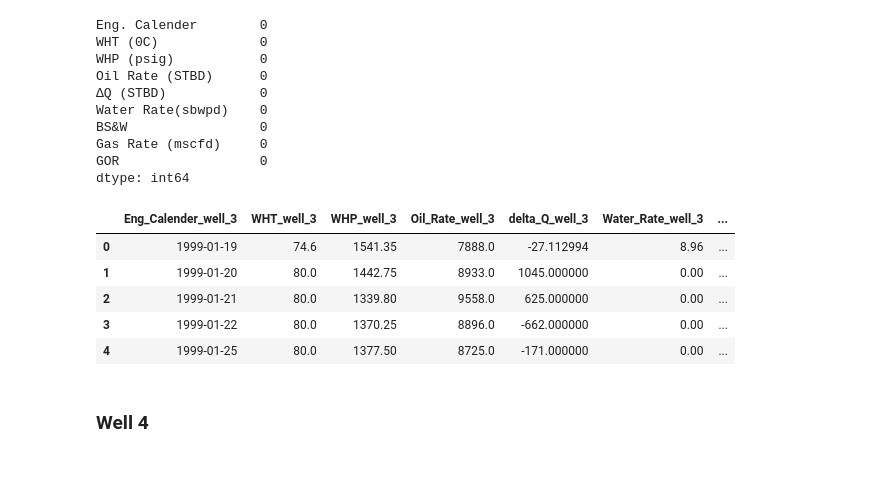
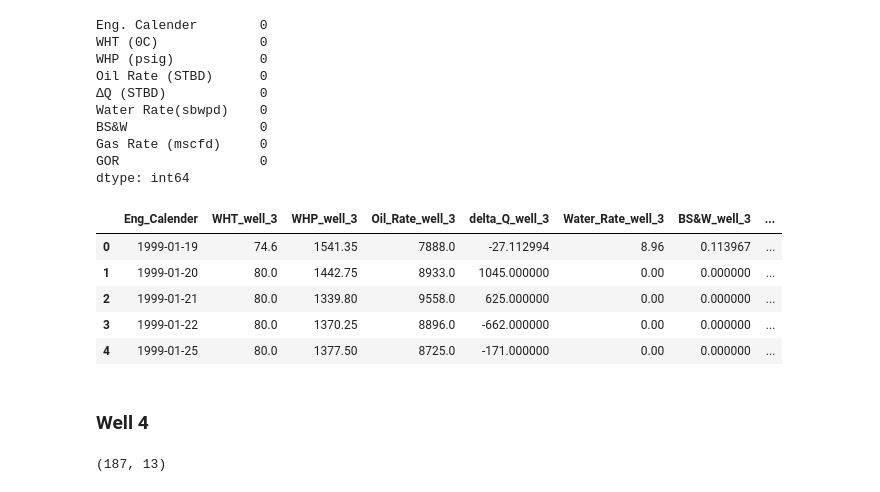
Before and after one commit to aliyusifov99/back-allocation-using-machine-learning, a Jupyter notebook: main.ipynb, the cells around one changed output. Saved outputs shown, nothing was run; the diff lists cells and outputs as text; code cells hidden in the pictures.

```diff
--- a/main.ipynb
+++ b/main.ipynb
@@ -379,16 +386,22 @@ Gas Rate (mscfd)     0
 GOR                  0
 dtype: int64
 # %%
-#rename all the columns to add _ in between the names and exclude the units and add 'well_1' at the end of each column name
+#rename all the columns to add _ in between the names and exclude the units
 df_well3 = df_well3.rename(columns={'Eng. Calender':'Eng_Calender', 'WHT (0C)':'WHT', 'WHP (psig)':'WHP', 'Oil Rate (STBD)':'Oil_Rate', '∆Q (STBD)':'delta_Q', 'Water Rate(sbwpd)':'Water_Rate', 'Gas Rate (mscfd)':'Gas_Rate'})
+# add 'well_1' at the end of each column name except Eng_Calender
 df_well3 = df_well3.add_suffix('_well_3')
+df_well3 = df_well3.rename(columns={'Eng_Calender_well_3':'Eng_Calender'})
 df_well3.head()
 # %% [output]
-|  | Eng_Calender_well_3 | WHT_well_3 | WHP_well_3 | Oil_Rate_well_3 | delta_Q_well_3 | Water_Rate_well_3 | ... |
-| 0 | 1999-01-19 | 74.6 | 1541.35 | 7888.0 | -27.112994 | 8.96 | ... |
-| 1 | 1999-01-20 | 80.0 | 1442.75 | 8933.0 | 1045.000000 | 0.00 | ... |
-| 2 | 1999-01-21 | 80.0 | 1339.80 | 9558.0 | 625.000000 | 0.00 | ... |
-| 3 | 1999-01-22 | 80.0 | 1370.25 | 8896.0 | -662.000000 | 0.00 | ... |
-| 4 | 1999-01-25 | 80.0 | 1377.50 | 8725.0 | -171.000000 | 0.00 | ... |
+|  | Eng_Calender | WHT_well_3 | WHP_well_3 | Oil_Rate_well_3 | delta_Q_well_3 | Water_Rate_well_3 | BS&W_well_3 | ... |
+| 0 | 1999-01-19 | 74.6 | 1541.35 | 7888.0 | -27.112994 | 8.96 | 0.113967 | ... |
+| 1 | 1999-01-20 | 80.0 | 1442.75 | 8933.0 | 1045.000000 | 0.00 | 0.000000 | ... |
+| 2 | 1999-01-21 | 80.0 | 1339.80 | 9558.0 | 625.000000 | 0.00 | 0.000000 | ... |
+| 3 | 1999-01-22 | 80.0 | 1370.25 | 8896.0 | -662.000000 | 0.00 | 0.000000 | ... |
+| 4 | 1999-01-25 | 80.0 | 1377.50 | 8725.0 | -171.000000 | 0.00 | 0.000000 | ... |
 # %% [markdown]
 ### Well 4
+# %%
+df_well4.shape
+# %% [output]
+(187, 13)
```
Also changed, not shown: parts of 23 cells of this notebook.
